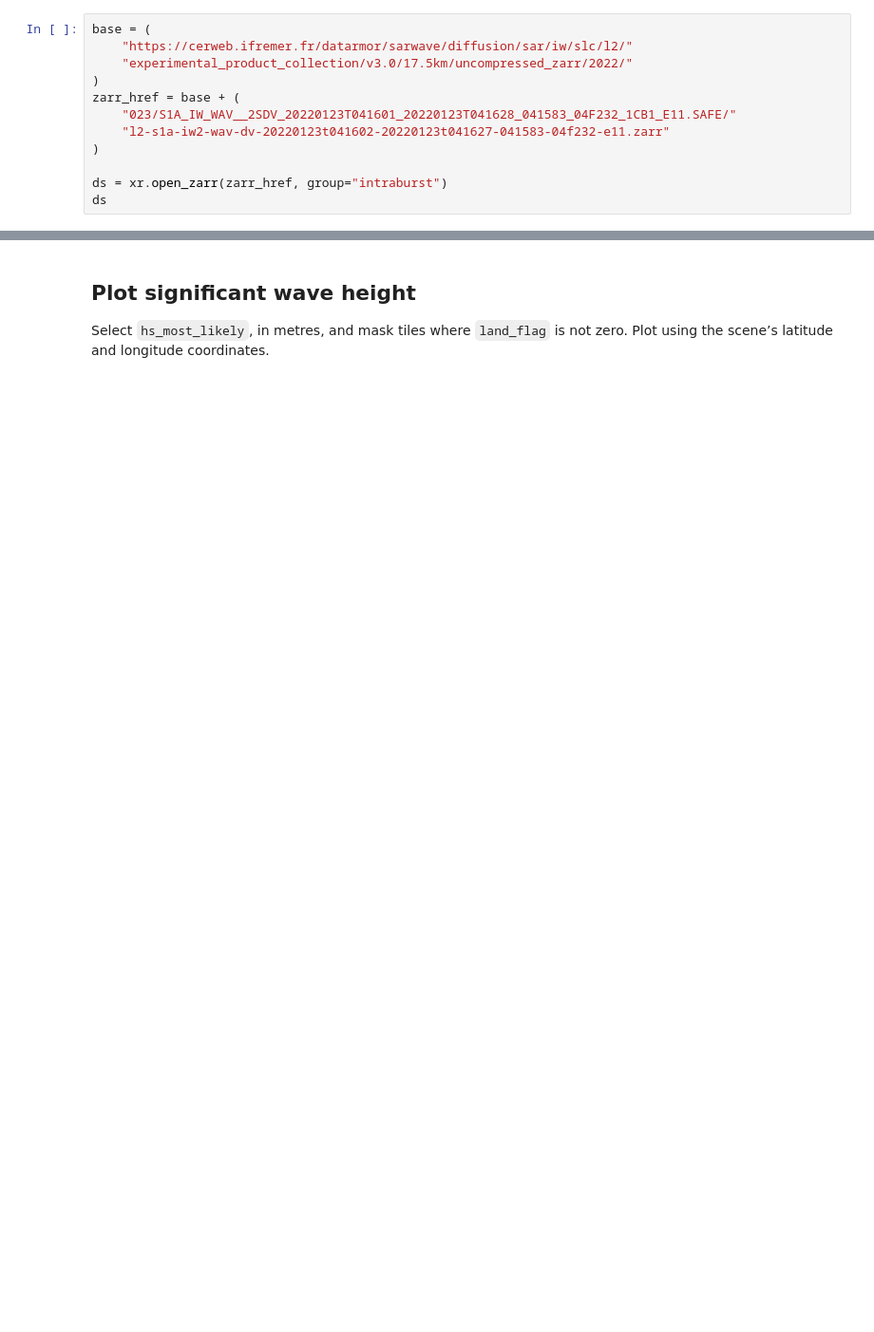
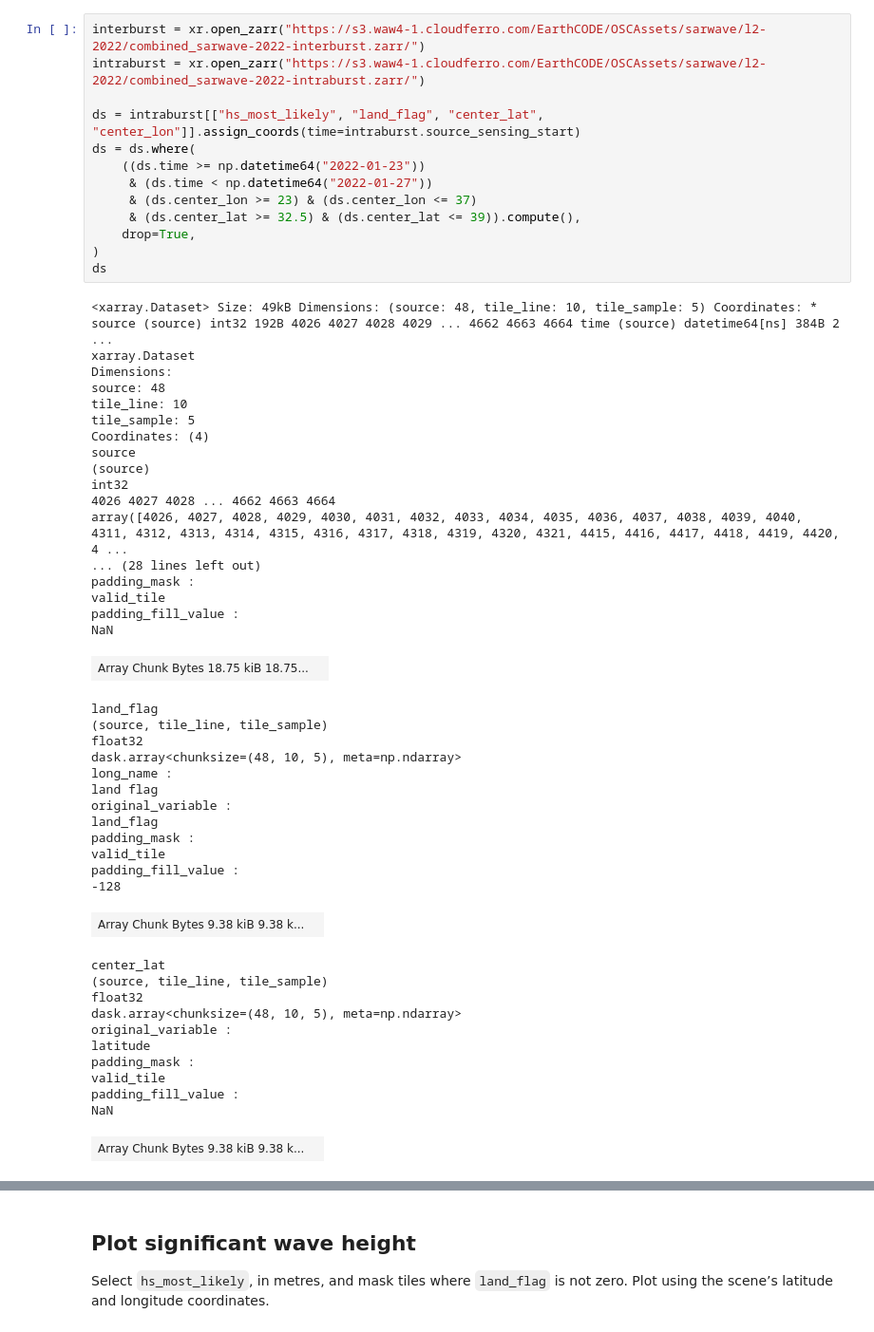
Before and after one commit to ESA-EarthCODE/ocean_hackathon, a Jupyter notebook: 1_Datasets/sarwave/access.ipynb, the cells around one changed output, grey strips where cells are left out. Shown at 95% size. Cells and saved outputs as stored; diff of their text form; blank space fills up the shorter version.

```diff
--- a/1_Datasets/sarwave/access.ipynb
+++ b/1_Datasets/sarwave/access.ipynb
@@ -19,12 +19,56 @@ Open the `intraburst` group for the IW2 swath on 23 January 2022. The dataset co
 # %%
-base = (
-    "https://cerweb.ifremer.fr/datarmor/sarwave/diffusion/sar/iw/slc/l2/"
-    "experimental_product_collection/v3.0/17.5km/uncompressed_zarr/2022/"
+interburst = xr.open_zarr("https://s3.waw4-1.cloudferro.com/EarthCODE/OSCAssets/sarwave/l2-2022/combined_sarwave-2022-interburst.zarr/")
+intraburst = xr.open_zarr("https://s3.waw4-1.cloudferro.com/EarthCODE/OSCAssets/sarwave/l2-2022/combined_sarwave-2022-intraburst.zarr/")
+
+ds = intraburst[["hs_most_likely", "land_flag", "center_lat", "center_lon"]].assign_coords(time=intraburst.source_sensing_start)
+ds = ds.where(
+    ((ds.time >= np.datetime64("2022-01-23"))
+     & (ds.time < np.datetime64("2022-01-27"))
+     & (ds.center_lon >= 23) & (ds.center_lon <= 37)
+     & (ds.center_lat >= 32.5) & (ds.center_lat <= 39)).compute(),
+    drop=True,
 )
-zarr_href = base + (
-    "023/S1A_IW_WAV__2SDV_20220123T041601_20220123T041628_041583_04F232_1CB1_E11.SAFE/"
-    "l2-s1a-iw2-wav-dv-20220123t041602-20220123t041627-041583-04f232-e11.zarr"
-)
-
-ds = xr.open_zarr(zarr_href, group="intraburst")
 ds
+# %% [output]
+<xarray.Dataset> Size: 49kB Dimensions: (source: 48, tile_line: 10, tile_sample: 5) Coordinates: * source (source) int32 192B 4026 4027 4028 4029 ... 4662 4663 4664 time (source) datetime64[ns] 384B 2 ...
+xarray.Dataset
+Dimensions:
+source: 48
+tile_line: 10
+tile_sample: 5
+Coordinates: (4)
+source
+(source)
+int32
+4026 4027 4028 ... 4662 4663 4664
+array([4026, 4027, 4028, 4029, 4030, 4031, 4032, 4033, 4034, 4035, 4036, 4037, 4038, 4039, 4040, 4311, 4312, 4313, 4314, 4315, 4316, 4317, 4318, 4319, 4320, 4321, 4415, 4416, 4417, 4418, 4419, 4420, 4 ...
+... (28 lines left out)
+padding_mask :
+valid_tile
+padding_fill_value :
+NaN
+| Array Chunk Bytes 18.75 kiB 18.75... |  |
+land_flag
+(source, tile_line, tile_sample)
+float32
+dask.array<chunksize=(48, 10, 5), meta=np.ndarray>
+long_name :
+land flag
+original_variable :
+land_flag
+padding_mask :
+valid_tile
+padding_fill_value :
+-128
+| Array Chunk Bytes 9.38 kiB 9.38 k... |  |
+center_lat
+(source, tile_line, tile_sample)
+float32
+dask.array<chunksize=(48, 10, 5), meta=np.ndarray>
+original_variable :
+latitude
+padding_mask :
+valid_tile
+padding_fill_value :
+NaN
+| Array Chunk Bytes 9.38 kiB 9.38 k... |  |
```
Also changed, not shown: parts of 12 cells of this notebook.
